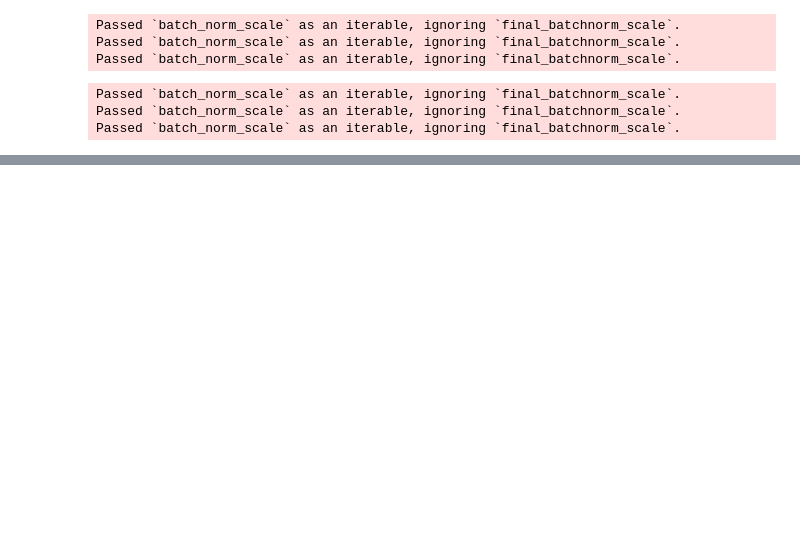
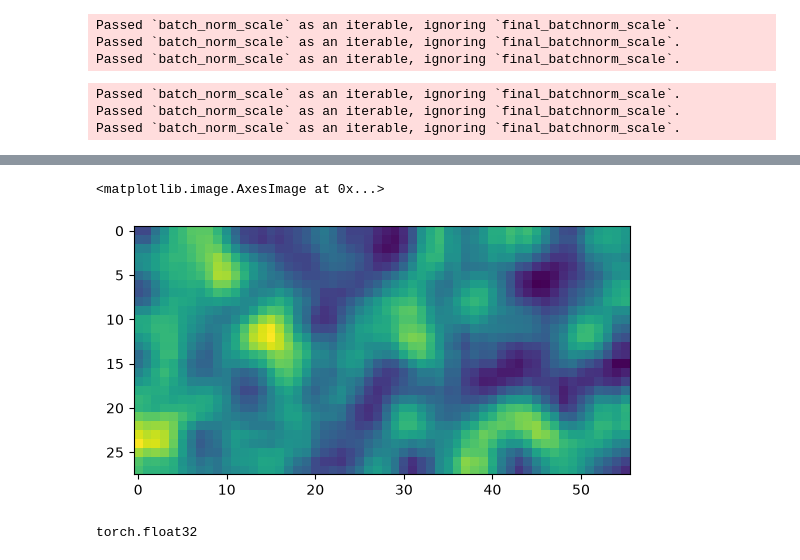
Before and after one commit to NathanSoeding/sensorium, a Jupyter notebook: analysis/evaluate.ipynb, the cells around one changed output, grey strips where cells are left out. Saved outputs shown, nothing was run; the diff lists cells and outputs as text; code cells hidden in the pictures; blank space fills up the shorter version.

```diff
--- a/analysis/evaluate.ipynb
+++ b/analysis/evaluate.ipynb
@@ -167,0 +168,42 @@ plt.show()
+# %%
+import torch.nn.functional as F
+
+def gaussian_kernel(kernel_size, kernel_sigma):
+    x = torch.arange(kernel_size) - kernel_size // 2
+    xx, yy = torch.meshgrid(x, x, indexing="ij")
+    kernel = torch.exp(-(xx**2 + yy**2) / (2 * kernel_sigma**2))
+    kernel /= kernel.sum()
+    return kernel.view(1, 1, kernel_size, kernel_size)
+
+def smooth(x):
+    d, h, w = x.shape
+    kernel_size = 7
+    kernel = gaussian_kernel(kernel_size, 2.0)
+
+    x = F.pad(x, (kernel_size // 2, ) * 4, mode='reflect')
+    smoothed = F.conv2d(x.unsqueeze(1), kernel, padding=0).view(d, h, w)
+    return smoothed
+
+# @property
+# def spatial(self):
+#     weights, bias = self.smooth_weight(self.mask_weights, self.mask_bias)
+#     mask = torch.einsum('nd,dhw->nhw', self.source_grid, weights)
+#     mask = mask + bias
+
+#     n, h, w = mask.shape
+#     normalized = F.softmax(mask.view(n, h * w) / self.temperature, dim=1).view(n, h, w)
+#     return normalized
+# %%
+in_dim = 2
+h, w = 28, 56
+
+o_w = torch.randn(in_dim, h, w) - 10
+o_b = torch.randn(1, h, w) + 10
+s_w = smooth(o_w)
+s_b = smooth(o_b)
+
+
+plt.imshow(s_b[0])
+# %% [output]
+<matplotlib.image.AxesImage at 0x...>
+[figure, added]
@@ -167,0 +213,4 @@ plt.show()
+# %%
+torch.tensor(5.0).dtype
+# %% [output]
+torch.float32
```
Also changed, not shown: parts of 2 cells of this notebook, 3 other files.
